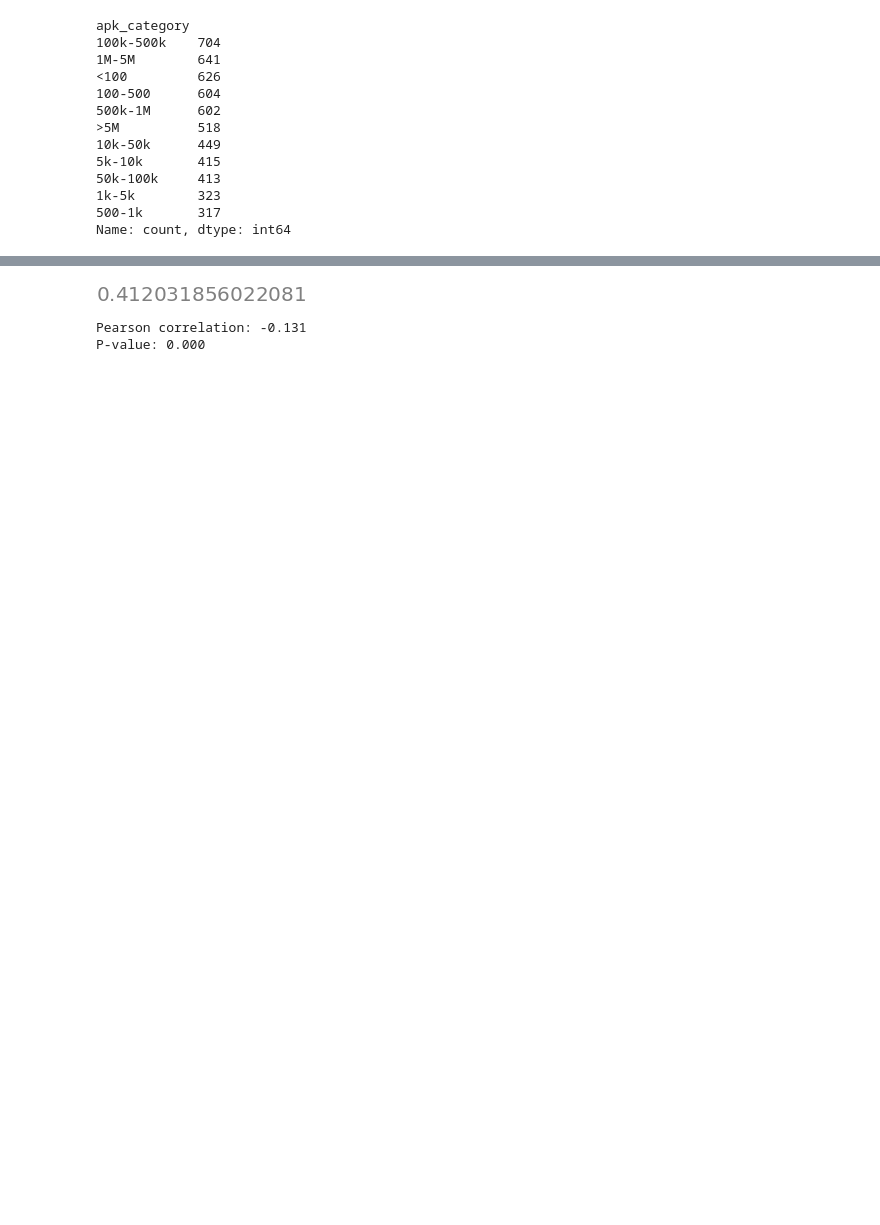
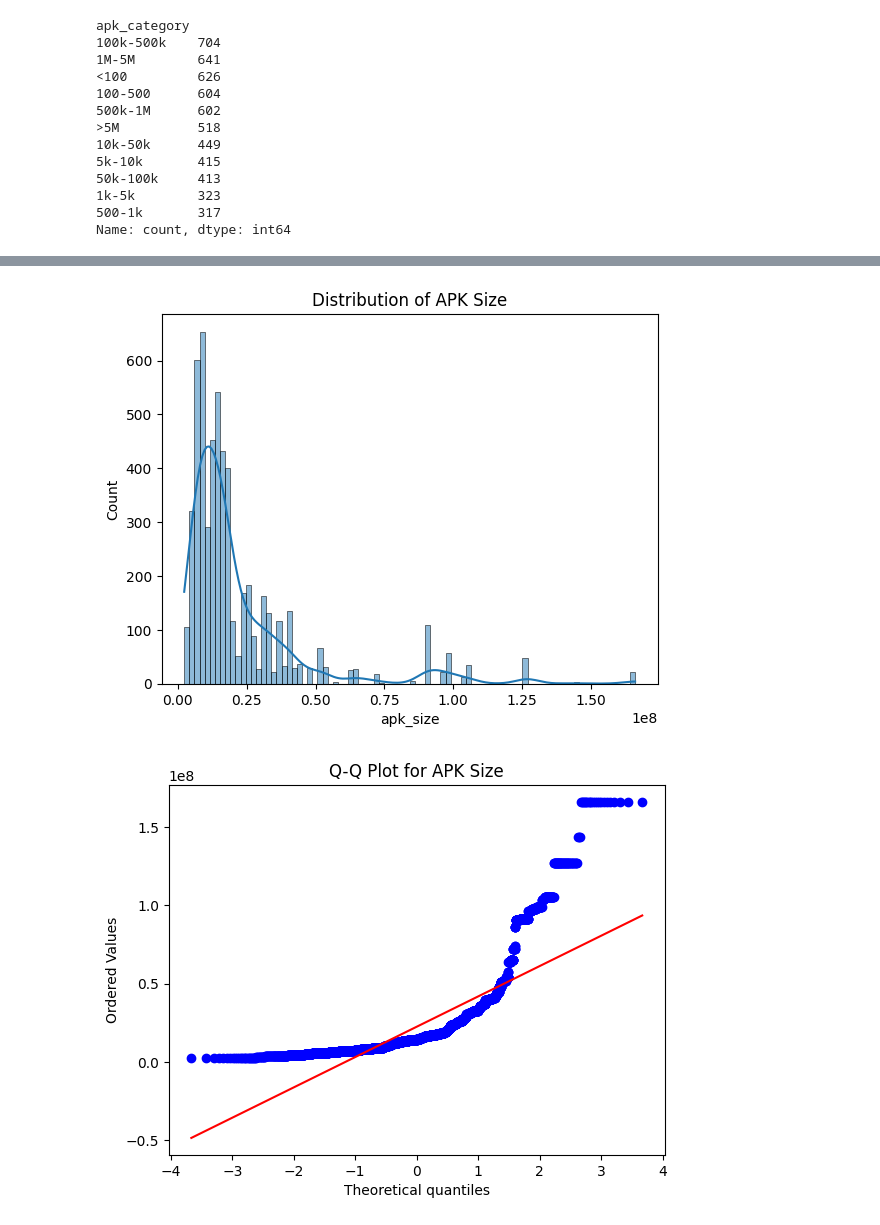
Before and after one commit to MdAkramKhanJehad/ci4security, a Jupyter notebook: causal_analysis/test.ipynb, the cells around one changed output, grey strips where cells are left out. Saved outputs shown, nothing was run; the diff lists cells and outputs as text; code cells hidden in the pictures; blank space fills up the shorter version.

```diff
--- a/causal_analysis/test.ipynb
+++ b/causal_analysis/test.ipynb
@@ -263,11 +314,11 @@ p value:0.14
 # %%
-p_value = gcm.independence_test(
-    df["apk_size"].values,
-    df["verdict"].values,
-    conditioned_on=df["is_third_party"].values,
-    method='kernel'
-)
-p_value
+# p_value = gcm.independence_test(
+#     df["apk_size"].values,
+#     df["verdict"].values,
+#     conditioned_on=df["is_third_party"].values,
+#     method='kernel'
+# )
+# p_value
 
 ### Rejected the null hypothesis on:
 # apk_category -> apk_size -> is_third_party
@@ -275,15 +326,3 @@ p_value
 #
 
 # df["lib_category"] df["code_location"] df["is_third_party"]  .astype("category").cat.codes.values
-# %% [output]
-[figure, removed]
-# %%
-from scipy.stats import pearsonr
-
-pearson_corr, p_value = pearsonr(df["is_third_party"], df["verdict"])
-
-print(f"Pearson correlation: {pearson_corr:.3f}")
-print(f"P-value: {p_value:.3f}")
-# %% [output]
-Pearson correlation: -0.131
-P-value: 0.000
@@ -291,0 +329,15 @@ from scipy.spatial.distance import jensenshannon
+# %%
+import seaborn as sns
+import scipy.stats as stats
+
+sns.histplot(df["apk_size"], kde=True)
+plt.title("Distribution of APK Size")
+plt.xlabel("apk_size")
+plt.show()
+
+stats.probplot(df["apk_size"], dist="norm", plot=plt)
+plt.title("Q-Q Plot for APK Size")
+plt.show()
+# %% [output]
+[figure, added]
+[figure, added]
```
Also changed, not shown: parts of 14 cells of this notebook, 1 other file.
